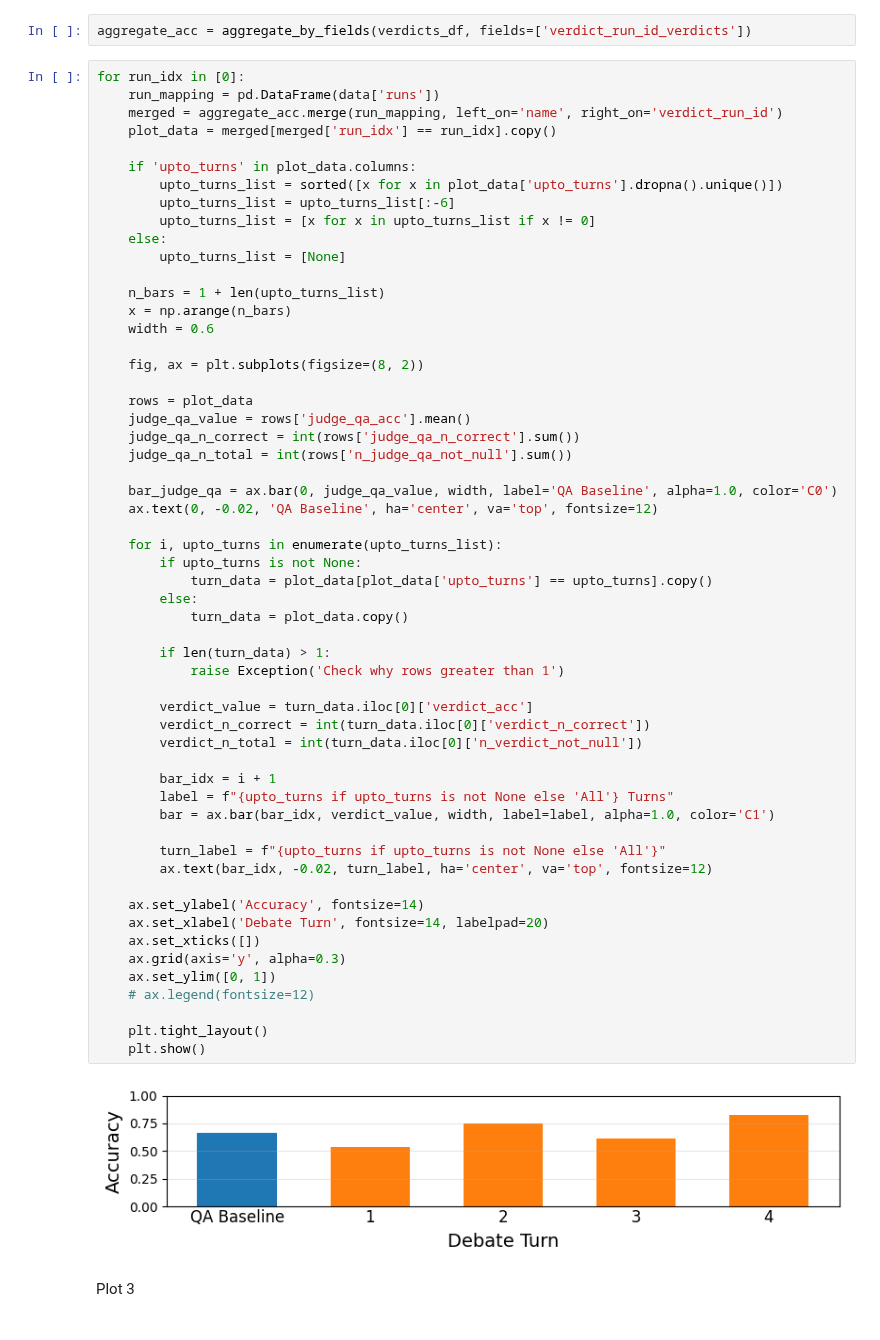
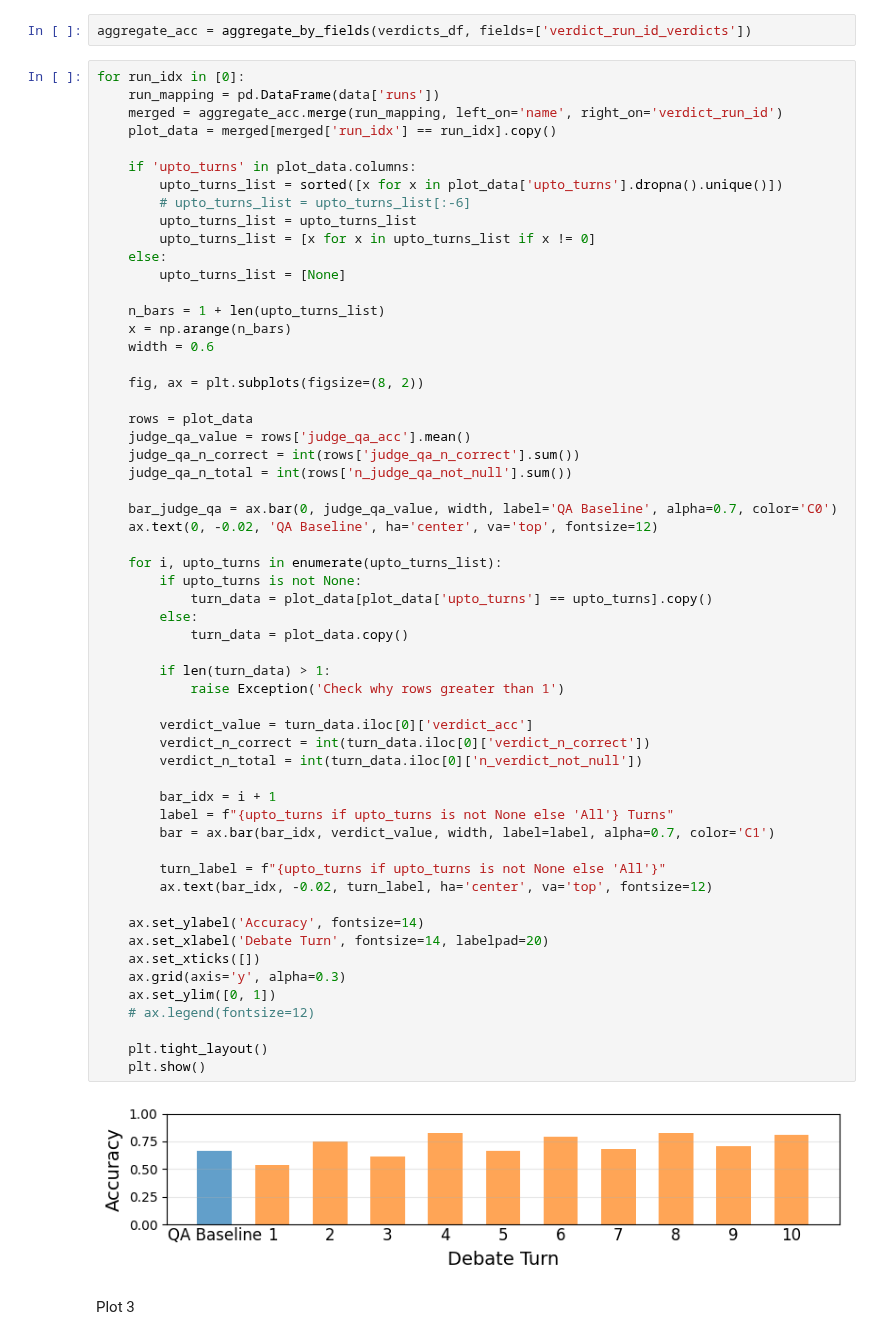
Before and after one commit to joshlevy89/llm_judge_debate_NEW, a Jupyter notebook: analysis/poster.ipynb, the cells around one changed output. Drawn from its saved outputs; the diff is of its cells as text.

```diff
--- a/analysis/poster.ipynb
+++ b/analysis/poster.ipynb
@@ -66,7 +66,8 @@ for run_idx in [0]:
 
     if 'upto_turns' in plot_data.columns:
         upto_turns_list = sorted([x for x in plot_data['upto_turns'].dropna().unique()])
-        upto_turns_list = upto_turns_list[:-6]
+        # upto_turns_list = upto_turns_list[:-6]
+        upto_turns_list = upto_turns_list
         upto_turns_list = [x for x in upto_turns_list if x != 0]
     else:
         upto_turns_list = [None]
@@ -82,40 +83,40 @@ for run_idx in [0]:
     judge_qa_n_correct = int(rows['judge_qa_n_correct'].sum())
     judge_qa_n_total = int(rows['n_judge_qa_not_null'].sum())
 
-    bar_judge_qa = ax.bar(0, judge_qa_value, width, label='QA Baseline', alpha=1.0, color='C0')
+    bar_judge_qa = ax.bar(0, judge_qa_value, width, label='QA Baseline', alpha=0.7, color='C0')
     ax.text(0, -0.02, 'QA Baseline', ha='center', va='top', fontsize=12)
 
     for i, upto_turns in enumerate(upto_turns_list):
         if upto_turns is not None:
             turn_data = plot_data[plot_data['upto_turns'] == upto_turns].copy()
         else:
             turn_data = plot_data.copy()
 
         if len(turn_data) > 1:
             raise Exception('Check why rows greater than 1')
 
         verdict_value = turn_data.iloc[0]['verdict_acc']
         verdict_n_correct = int(turn_data.iloc[0]['verdict_n_correct'])
         verdict_n_total = int(turn_data.iloc[0]['n_verdict_not_null'])
 
         bar_idx = i + 1
         label = f"{upto_turns if upto_turns is not None else 'All'} Turns"
-        bar = ax.bar(bar_idx, verdict_value, width, label=label, alpha=1.0, color='C1')
+        bar = ax.bar(bar_idx, verdict_value, width, label=label, alpha=0.7, color='C1')
 
         turn_label = f"{upto_turns if upto_turns is not None else 'All'}"
         ax.text(bar_idx, -0.02, turn_label, ha='center', va='top', fontsize=12)
 
     ax.set_ylabel('Accuracy', fontsize=14)
     ax.set_xlabel('Debate Turn', fontsize=14, labelpad=20)
     ax.set_xticks([])
     ax.grid(axis='y', alpha=0.3)
     ax.set_ylim([0, 1])
     # ax.legend(fontsize=12)
 
     plt.tight_layout()
     plt.show()
 # %% [output]
-[figure, old version]
+[figure, new version]
 # %% [markdown]
 Plot 3
 # %%
```
Also changed, not shown: parts of 5 cells of this notebook, 2 other files.
